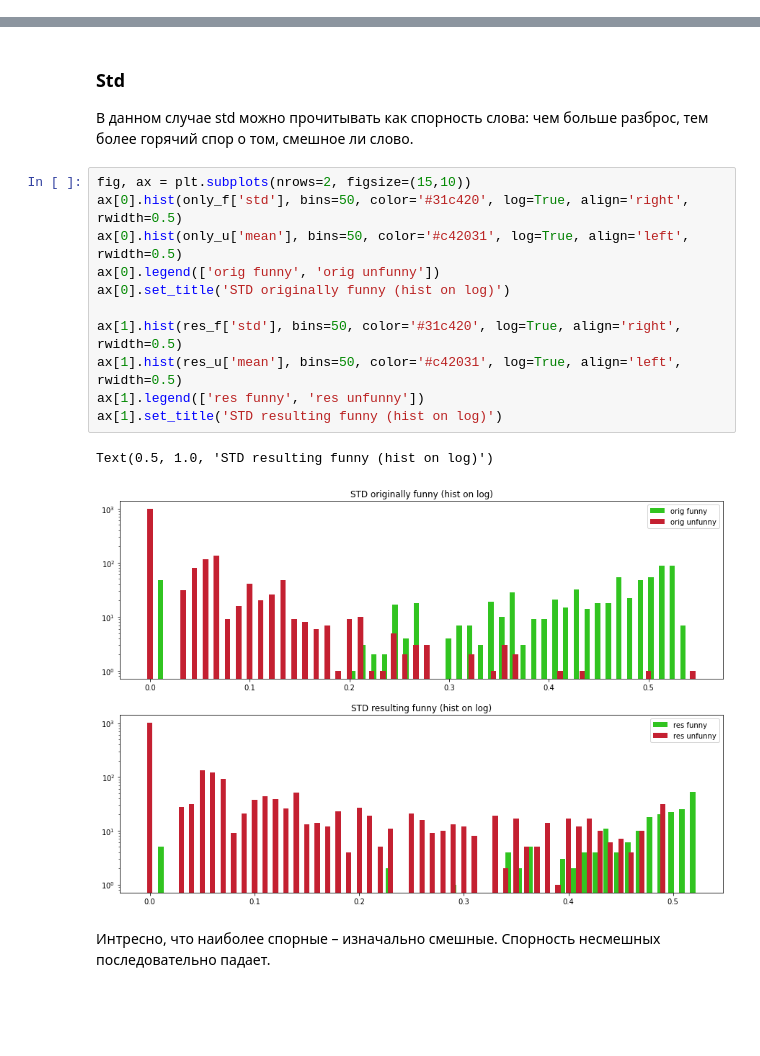
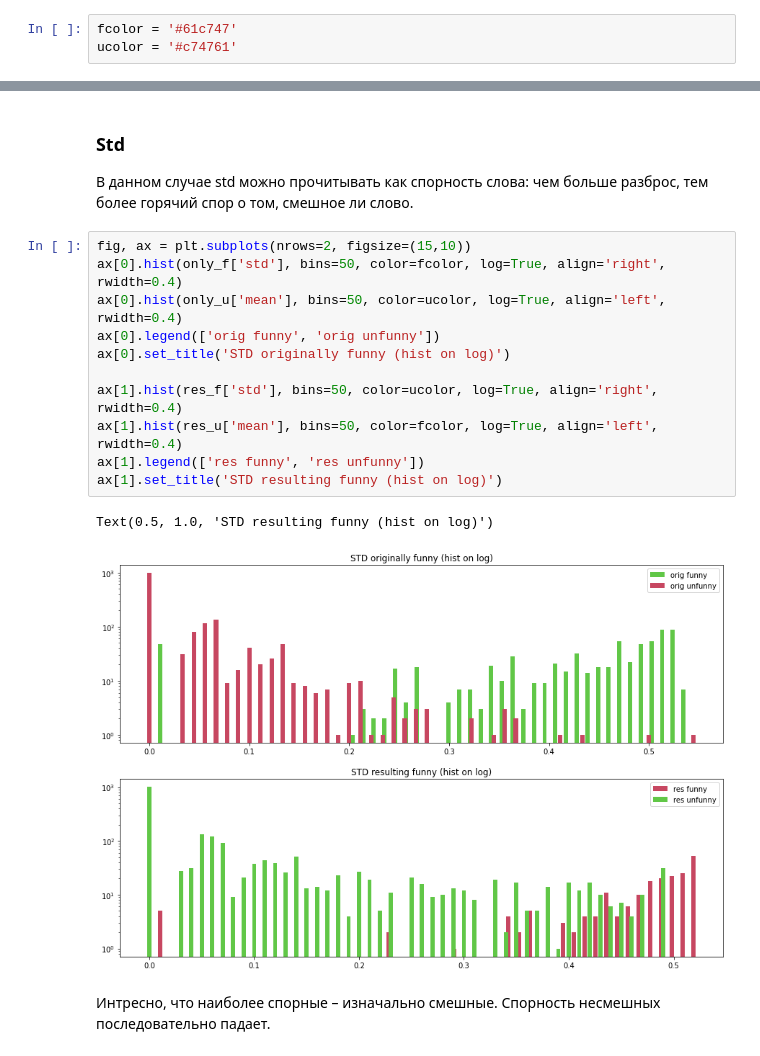
Before and after one commit to CherPasha/RussianFWords, a Jupyter notebook: Generate_Features.ipynb, the cells around one changed output, grey strips where cells are left out. Cells and saved outputs as stored; diff of their text form; blank space fills up the shorter version.

```diff
--- a/Generate_Features.ipynb
+++ b/Generate_Features.ipynb
@@ -145,6 +151,9 @@ See the caveats in the documentation: https://pandas.pydata.org/pandas-docs/stab
 # %% [markdown]
 ### EDA
 #### Какие слова размечаны?
+# %%
+fcolor = '#61c747'
+ucolor = '#c74761'
 # %%
 only_f = df[df['orig_funny'] == 1.0]
 only_u = df[df['orig_funny'] == 0.0]
@@ -281,18 +281,18 @@ Number =  202.0 fun vs 2048.0 unfun
 В данном случае std можно прочитывать как спорность слова: чем больше разброс, тем более горячий спор о том, смешное ли слово.
 # %%
 fig, ax = plt.subplots(nrows=2, figsize=(15,10))
-ax[0].hist(only_f['std'], bins=50, color='#31c420', log=True, align='right', rwidth=0.5)
-ax[0].hist(only_u['mean'], bins=50, color='#c42031', log=True, align='left', rwidth=0.5)
+ax[0].hist(only_f['std'], bins=50, color=fcolor, log=True, align='right', rwidth=0.4)
+ax[0].hist(only_u['mean'], bins=50, color=ucolor, log=True, align='left', rwidth=0.4)
 ax[0].legend(['orig funny', 'orig unfunny'])
 ax[0].set_title('STD originally funny (hist on log)')
 
-ax[1].hist(res_f['std'], bins=50, color='#31c420', log=True, align='right', rwidth=0.5)
-ax[1].hist(res_u['mean'], bins=50, color='#c42031', log=True, align='left', rwidth=0.5)
+ax[1].hist(res_f['std'], bins=50, color=ucolor, log=True, align='right', rwidth=0.4)
+ax[1].hist(res_u['mean'], bins=50, color=fcolor, log=True, align='left', rwidth=0.4)
 ax[1].legend(['res funny', 'res unfunny'])
 ax[1].set_title('STD resulting funny (hist on log)')
 # %% [output]
 Text(0.5, 1.0, 'STD resulting funny (hist on log)')
-[figure, old version]
+[figure, new version]
 # %% [markdown]
 Интресно, что наиболее спорные – изначально смешные. Спорность несмешных последовательно падает.
 # %% [markdown]
```
Also changed, not shown: parts of 51 cells of this notebook, 2 other files.
